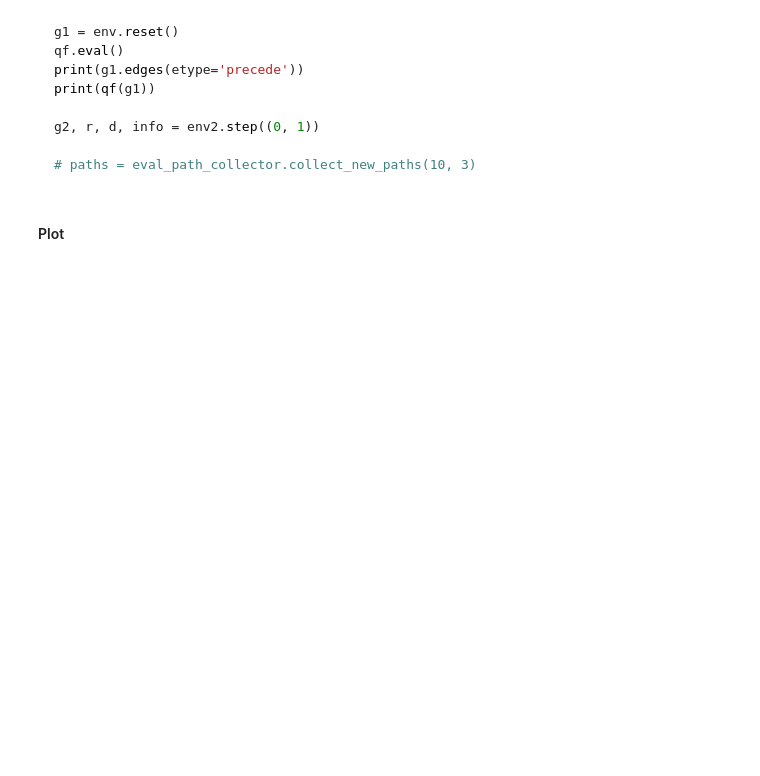
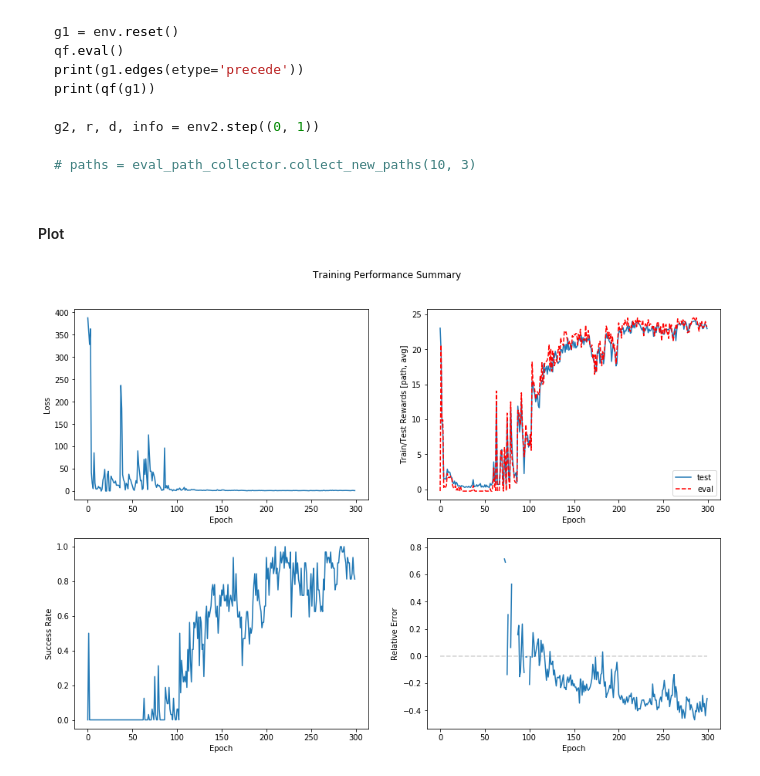
Before and after one commit to victorialena/DynamicGraphPlanning, a Jupyter notebook: jobShop.ipynb, the cells around one changed output. Cells and saved outputs as stored; diff of their text form; code cells hidden in the pictures; blank space fills up the shorter version.

Commit message:
Update JobShop network and training

````diff
--- a/jobShop.ipynb
+++ b/jobShop.ipynb
@@ -68,13 +89,15 @@ replay_buffer.add_path(path, env.g)
 
 replay_buffer.random_batch(50)
 ```
+# %%
+learning_rate = 8e-5 #1e-4
 # %%
-optimizer = Adam(qf.parameters(), lr=1e-4, weight_decay=0.01)
+optimizer = Adam(qf.parameters(), lr=learning_rate, weight_decay=0.01)
 qf_criterion = nn.MSELoss()
 
 max_len = njobs+1
 n_samples = 128
-n_epoch = 200
+n_epoch = 300 #425 #300 #200
 n_iter = 64
 batch_size = 32
 gamma = 1.0
@@ -83,6 +106,7 @@ loss = []
 avg_r_train = []
 avg_r_eval = []
 success_rates = []
+relative_errors = []
 # %%
 for i in range(n_epoch):
     qf.train(False)
@@ -98,12 +122,19 @@ for i in range(n_epoch):
     success_rate = np.mean([p['success'] for p in paths])
     success_rates.append(success_rate)
 
+    avg_makespan = mean_makespan(paths)
+    relative_err = relative_makespan_error(paths)
+    relative_errors.append(relative_err)
+
     qf.train(True)
+    if i==150:#200:
+        expl_policy.eps = 0.05
+
     for _ in range(n_iter):
         batch = replay_buffer.random_batch(batch_size)
 
         rewards = torch.tensor([b.r for b in batch])
-        terminals =torch.tensor([b.d for b in batch]).float()
+        terminals = torch.tensor([b.d for b in batch]).float()
         actions = torch.tensor([b.a for b in batch])
 
         states = batch_graphs([b.s for b in batch])
@@ -124,8 +155,10 @@ for i in range(n_epoch):
         optimizer.step()
 
     target_qf.load_state_dict(deepcopy(qf.state_dict()))
-    err = 8
-    print("epoch", i+1, #"| lr:", scientific_notation(optimizer.param_groups[0]["lr"]) ,
-          " -> loss:", round(np.mean(loss[-n_iter:]), err),
-          "| rewards: (train)", round(train_r, err), "(test)", round(eval_r, err),
-          "| success rate:", round(success_rate, err))
+    err = 3
+    print("Epoch", i+1, #"| lr:", scientific_notation(optimizer.param_groups[0]["lr"]) ,
+          " -> Loss:", round(np.mean(loss[-n_iter:]), err),
+          "| Rewards: (train)", round(train_r, err), "(test)", round(eval_r, err),
+          "| Success rate:", round(success_rate, err),
+          "| Makespan:", round(avg_makespan, err),
+          "| Rel. error:", round(relative_err, err), )
@@ -149,21 +204,28 @@ losses = [np.mean(loss[i*n_iter:(i+1)*n_iter]) for i in range(n_epoch)]
 # %%
 x = np.arange(n_epoch)
 
-plt.figure(figsize=(15, 4))
+plt.figure(figsize=(15, 10))
 
-plt.subplot(131)
+plt.subplot(221)
 plt.plot(x, losses)
 plt.ylabel('Loss')
 plt.xlabel('Epoch')
-plt.subplot(132)
+plt.subplot(222)
 plt.plot(x, avg_r_train, label="test")
 plt.plot(x, avg_r_eval, 'r--', label="eval")
 plt.legend()
 plt.ylabel('Train/Test Rewards [path, avg]')
 plt.xlabel('Epoch')
-plt.subplot(133)
+plt.subplot(223)
 plt.plot(x, success_rates)
 plt.ylabel('Success Rate')
 plt.xlabel('Epoch')
-plt.suptitle('Training Performance Summary')
-plt.savefig('figs/job_shop/j%d-w%d_hor' % (njobs, nworkers), dpi=300)
+plt.subplot(224)
+plt.plot(x, [0.0]*len(x), 'lightgray', linestyle='--')
+plt.plot(x, relative_errors)
+plt.ylabel('Relative Error')
+plt.xlabel('Epoch')
+plt.suptitle('Training Performance Summary', y=.95)
+plt.savefig('figs/job_shop/j%d-w%d_4x4_annealed' % (njobs, nworkers), dpi=300)
+# %% [output]
+[figure, added]
````
Also changed, not shown: parts of 11 cells of this notebook, 3 other files.
